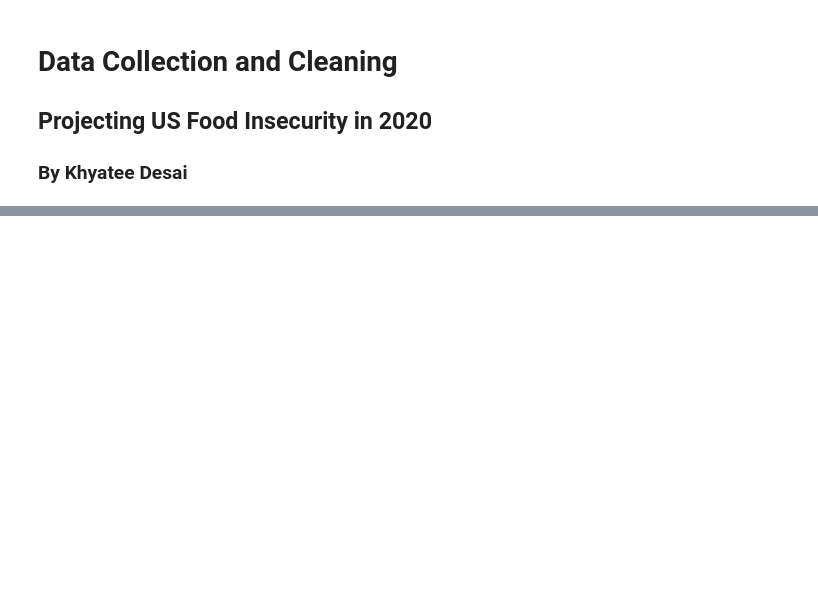
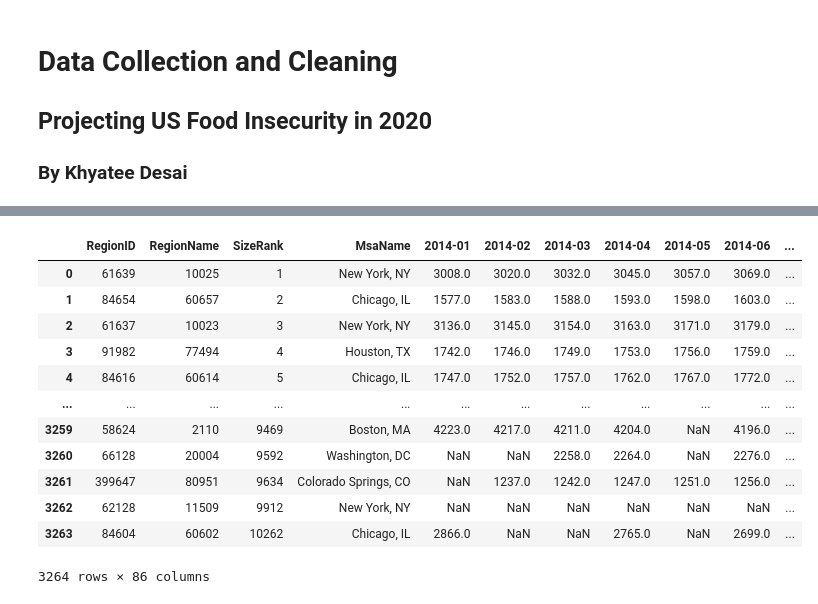
Before and after one commit to khyateed/projecting-food-insecurity, a Jupyter notebook: notebooks/cleaning.ipynb, the cells around one changed output, grey strips where cells are left out. Drawn from its saved outputs; the diff is of its cells as text; code cells hidden in the pictures; blank space fills up the shorter version.

```diff
--- a/notebooks/cleaning.ipynb
+++ b/notebooks/cleaning.ipynb
@@ -139,0 +296,17 @@ df_household_20
+# %%
+df_rent = pd.read_csv('../datasets/rent_prices/rent_prices.csv')
+df_rent
+# %% [output]
+|  | RegionID | RegionName | SizeRank | MsaName | 2014-01 | 2014-02 | 2014-03 | 2014-04 | 2014-05 | 2014-06 | ... |
+| 0 | 61639 | 10025 | 1 | New York, NY | 3008.0 | 3020.0 | 3032.0 | 3045.0 | 3057.0 | 3069.0 | ... |
+| 1 | 84654 | 60657 | 2 | Chicago, IL | 1577.0 | 1583.0 | 1588.0 | 1593.0 | 1598.0 | 1603.0 | ... |
+| 2 | 61637 | 10023 | 3 | New York, NY | 3136.0 | 3145.0 | 3154.0 | 3163.0 | 3171.0 | 3179.0 | ... |
+| 3 | 91982 | 77494 | 4 | Houston, TX | 1742.0 | 1746.0 | 1749.0 | 1753.0 | 1756.0 | 1759.0 | ... |
+| 4 | 84616 | 60614 | 5 | Chicago, IL | 1747.0 | 1752.0 | 1757.0 | 1762.0 | 1767.0 | 1772.0 | ... |
+| ... | ... | ... | ... | ... | ... | ... | ... | ... | ... | ... | ... |
+| 3259 | 58624 | 2110 | 9469 | Boston, MA | 4223.0 | 4217.0 | 4211.0 | 4204.0 | NaN | 4196.0 | ... |
+| 3260 | 66128 | 20004 | 9592 | Washington, DC | NaN | NaN | 2258.0 | 2264.0 | NaN | 2276.0 | ... |
+| 3261 | 399647 | 80951 | 9634 | Colorado Springs, CO | NaN | 1237.0 | 1242.0 | 1247.0 | 1251.0 | 1256.0 | ... |
+| 3262 | 62128 | 11509 | 9912 | New York, NY | NaN | NaN | NaN | NaN | NaN | NaN | ... |
+| 3263 | 84604 | 60602 | 10262 | Chicago, IL | 2866.0 | NaN | NaN | 2765.0 | NaN | 2699.0 | ... |
+3264 rows × 86 columns
```
Also changed, not shown: parts of 49 cells of this notebook.
